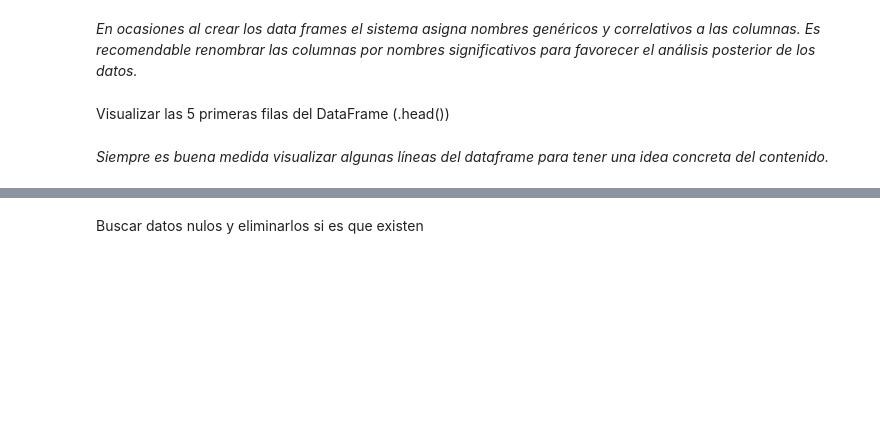
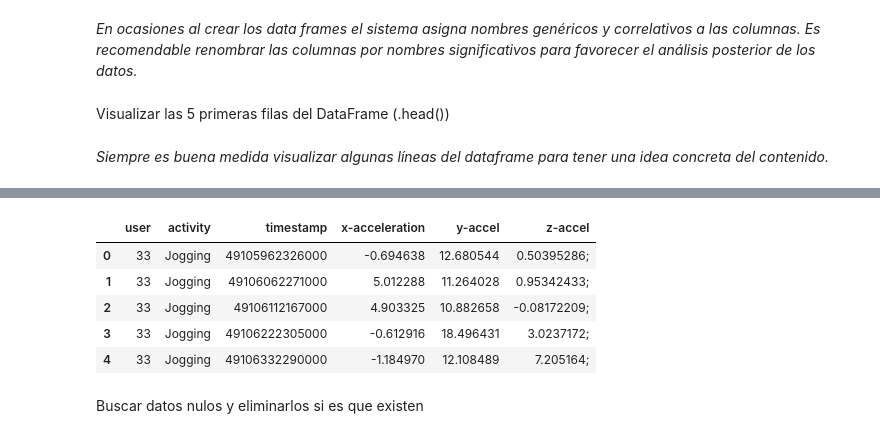
Before and after one commit to Cordero27/Minor-Machine-Learning, a Jupyter notebook: Proyecto Final ML/ Entrega 02 - Scrub/ Entrega_02_Scrub.ipynb, the cells around one changed output, grey strips where cells are left out. Cells and saved outputs as stored; diff of their text form; code cells hidden in the pictures; blank space fills up the shorter version.

```diff
--- a/Proyecto Final ML/ Entrega 02 - Scrub/ Entrega_02_Scrub.ipynb
+++ b/Proyecto Final ML/ Entrega 02 - Scrub/ Entrega_02_Scrub.ipynb
@@ -25,0 +41,6 @@ Error at line number:  281875
+# %%
+#Verificamos si existen NAs dentro del conjunto de datos.
+data.info()
+
+#Como en la columna z-accel tiene un valor null, debemos equilibrar el resto de columnas.
+dataWONA = data.dropna()
@@ -42,2 +71,11 @@ Visualizar las 5 primeras filas del DataFrame (.head())
+# %%
+dataWONA.head()
+# %% [output]
+|  | user | activity | timestamp | x-acceleration | y-accel | z-accel |
+| 0 | 33 | Jogging | 49105962326000 | -0.694638 | 12.680544 | 0.50395286; |
+| 1 | 33 | Jogging | 49106062271000 | 5.012288 | 11.264028 | 0.95342433; |
+| 2 | 33 | Jogging | 49106112167000 | 4.903325 | 10.882658 | -0.08172209; |
+| 3 | 33 | Jogging | 49106222305000 | -0.612916 | 18.496431 | 3.0237172; |
+| 4 | 33 | Jogging | 49106332290000 | -1.184970 | 12.108489 | 7.205164; |
 # %% [markdown]
 Buscar datos nulos y eliminarlos si es que existen
```
Also changed, not shown: parts of 28 cells of this notebook.
